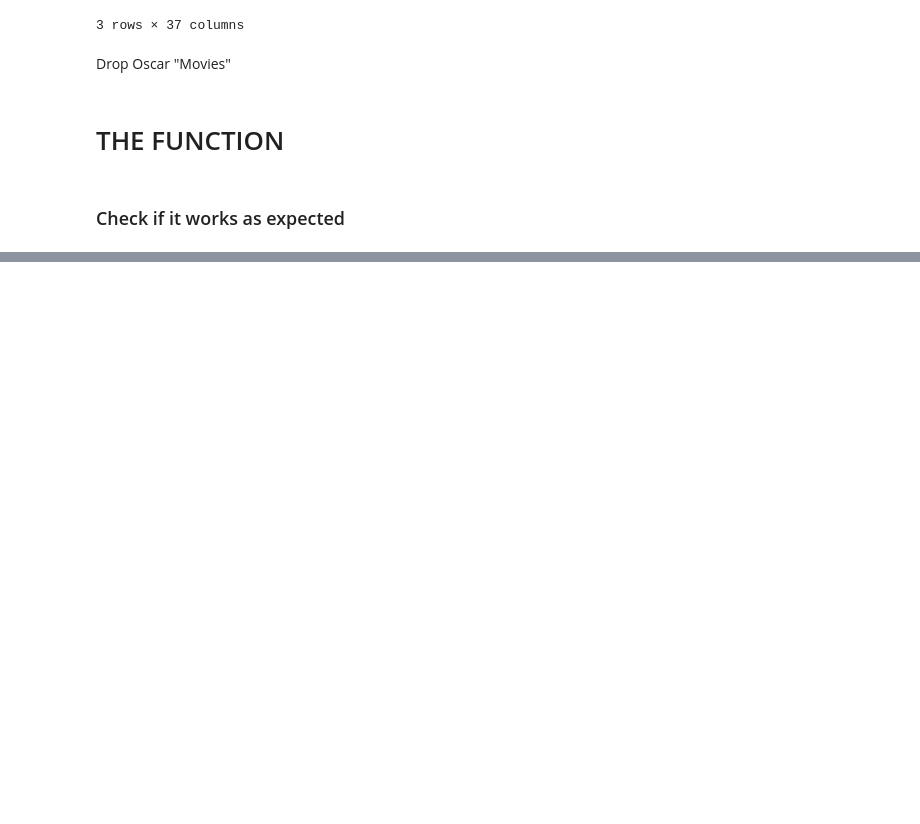
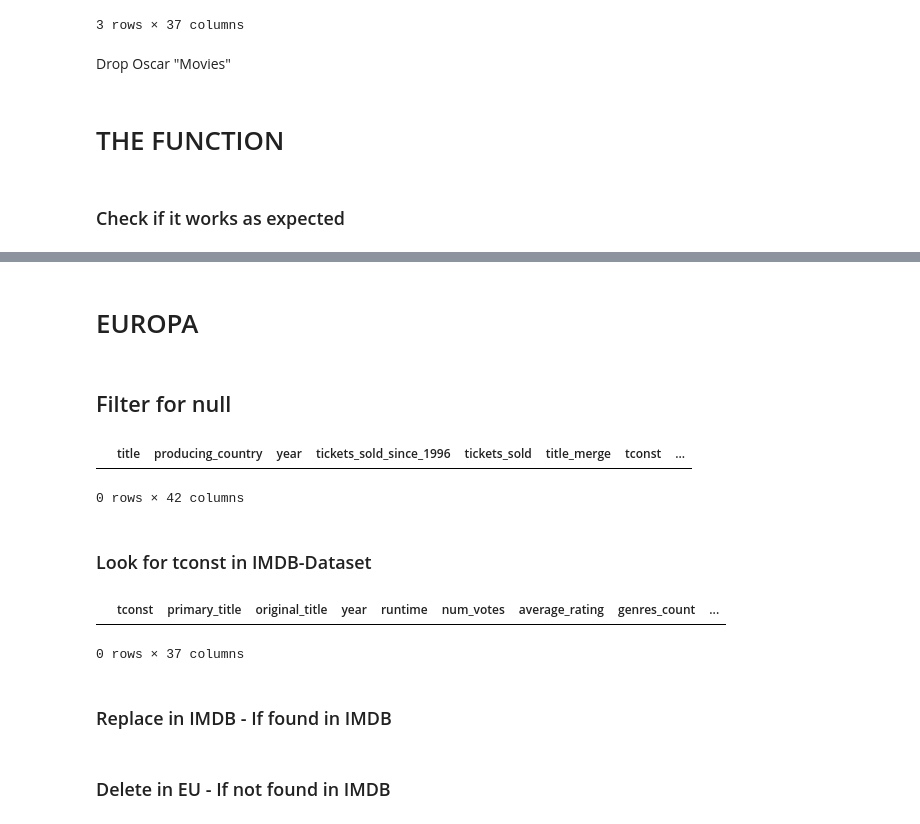
Before and after one commit to tk87-hono/data_analytics_24_4-Capstone_Movie_Group, a Jupyter notebook: clean_merging_book.ipynb, the cells around one changed output, grey strips where cells are left out. Cells and saved outputs as stored; diff of their text form; code cells hidden in the pictures; blank space fills up the shorter version.

```diff
--- a/clean_merging_book.ipynb
+++ b/clean_merging_book.ipynb
@@ -284 +273,19 @@ eu_check = ultimate_merge_func(eu_df, imdb_aka_df)
 13
+# %% [markdown]
+# EUROPA
+# %% [markdown]
+## Filter for null
+# %%
+eu_check[eu_check["tconst"].isnull()].head(5)
+# %% [output]
+|  | title | producing_country | year | tickets_sold_since_1996 | tickets_sold | title_merge | tconst | ... |
+0 rows × 42 columns
+# %% [markdown]
+### Look for tconst in IMDB-Dataset
+# %%
+imdb_aka_df.loc[imdb_aka_df["tconst"] == "tt1869689"]
+# %% [output]
+|  | tconst | primary_title | original_title | year | runtime | num_votes | average_rating | genres_count | ... |
+0 rows × 37 columns
+# %% [markdown]
+### Replace in IMDB - If found in IMDB
@@ -284,0 +296,2 @@ eu_check = ultimate_merge_func(eu_df, imdb_aka_df)
+# %% [markdown]
+### Delete in EU - If not found in IMDB
```
Also changed, not shown: parts of 9 cells of this notebook, 6 other files.
